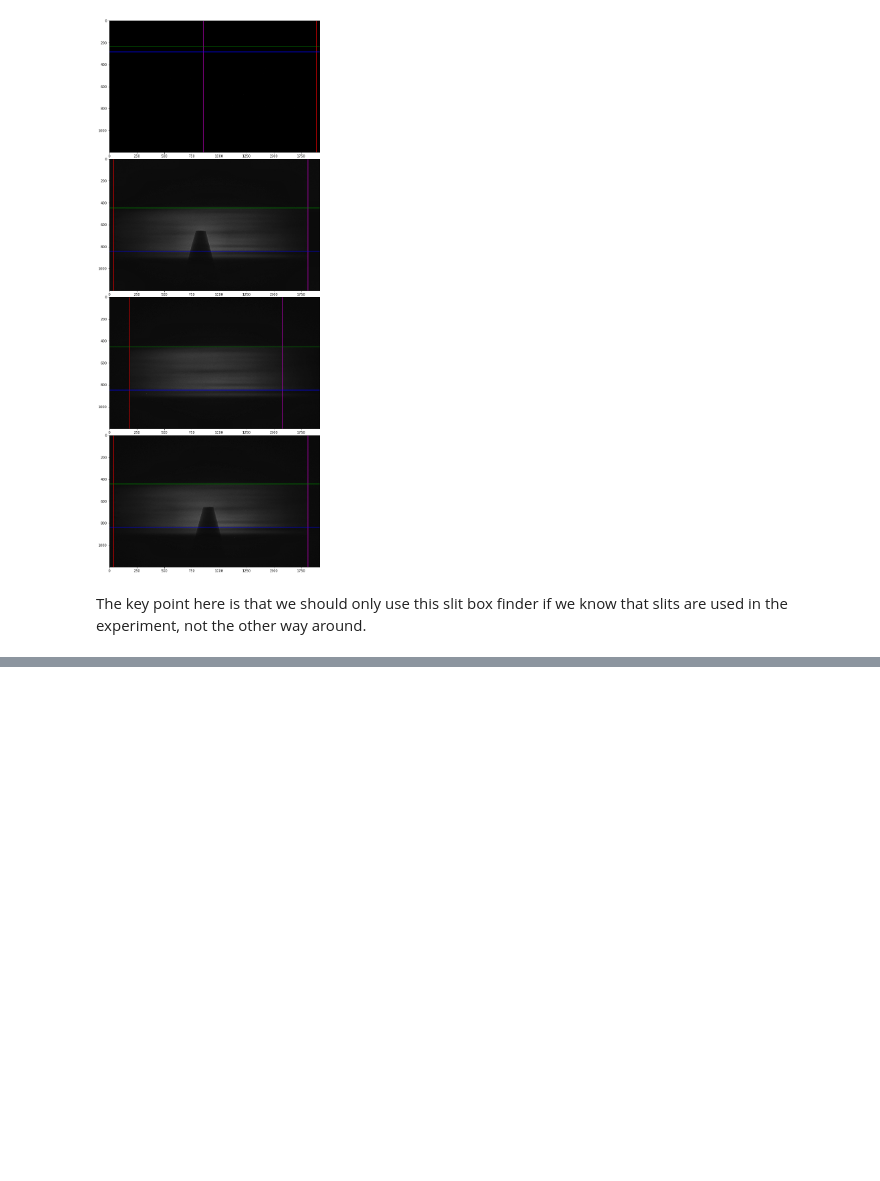
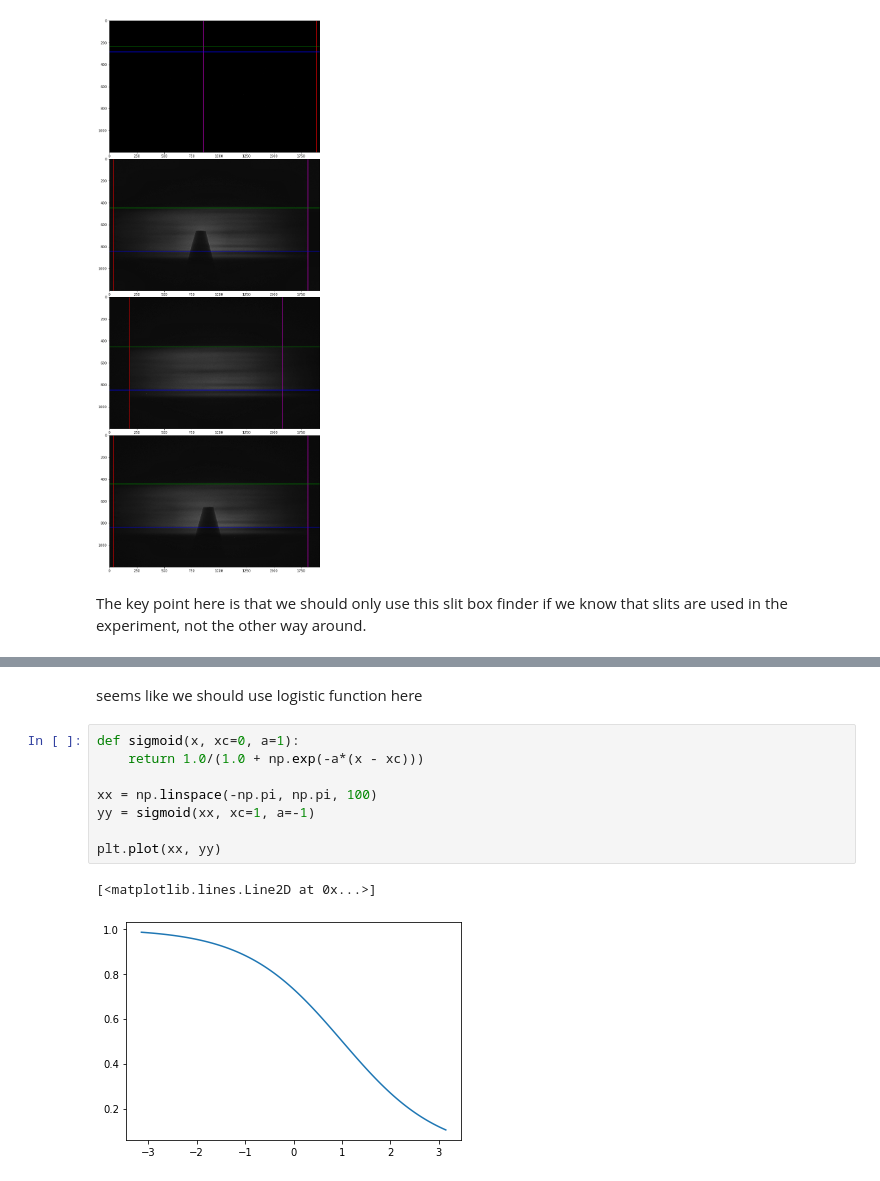
Before and after one commit to KedoKudo/xproc, a Jupyter notebook: private/slit_detection/slit_conrner_detection.ipynb, the cells around one changed output, grey strips where cells are left out. Saved outputs shown, nothing was run; the diff lists cells and outputs as text; blank space fills up the shorter version.

```diff
--- a/private/slit_detection/slit_conrner_detection.ipynb
+++ b/private/slit_detection/slit_conrner_detection.ipynb
@@ -209,0 +269,13 @@ The key point here is that we should only use this slit box finder if we know th
+# %% [markdown]
+seems like we should use logistic function here
+# %%
+def sigmoid(x, xc=0, a=1):
+    return 1.0/(1.0 + np.exp(-a*(x - xc)))
+
+xx = np.linspace(-np.pi, np.pi, 100)
+yy = sigmoid(xx, xc=1, a=-1)
+
+plt.plot(xx, yy)
+# %% [output]
+[<matplotlib.lines.Line2D at 0x...>]
+[figure, added]
```
Also changed, not shown: parts of 23 cells of this notebook, 1 other file.
